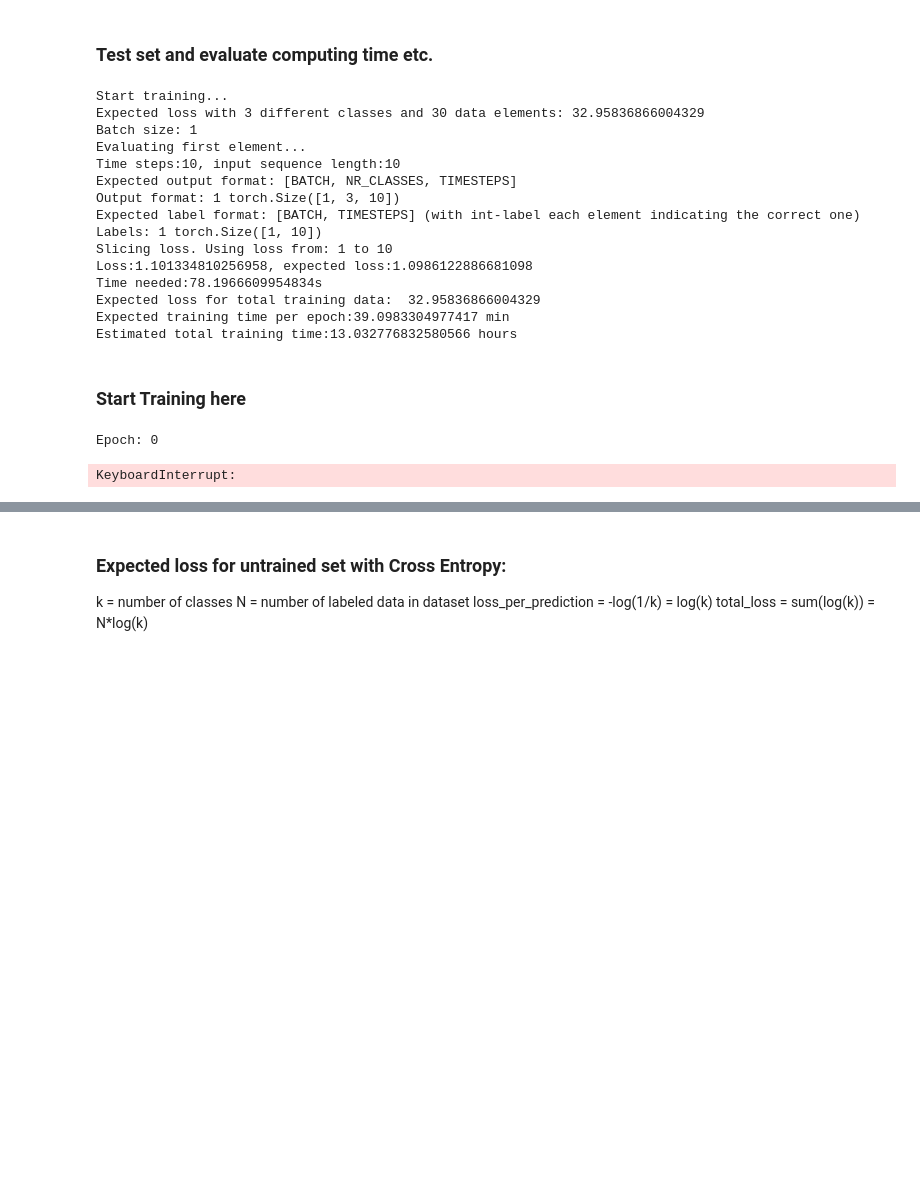
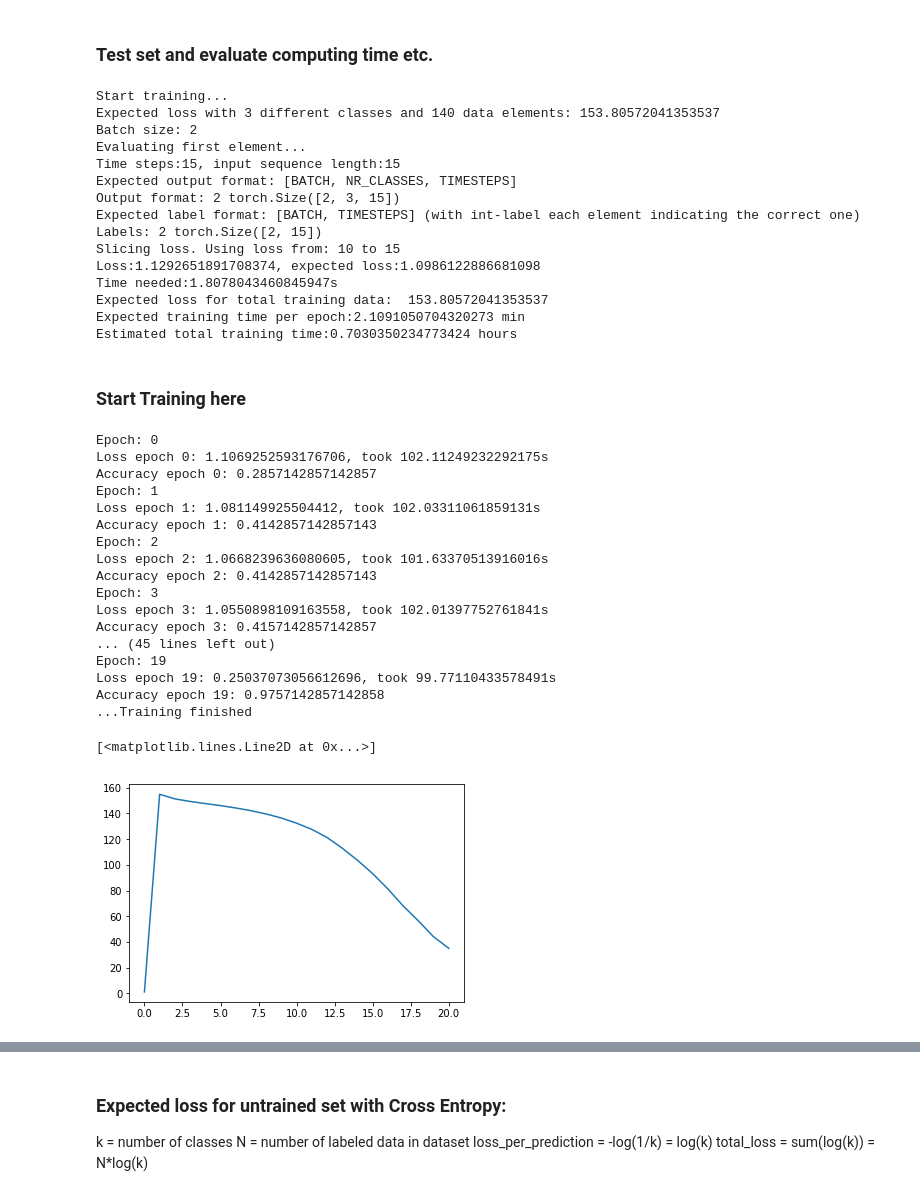
Before and after one commit to ronh-at-kit/gait_project, a Jupyter notebook: notebooks/M_VGG_LSTM.ipynb, the cells around one changed output, grey strips where cells are left out. Drawn from its saved outputs; the diff is of its cells as text; code cells hidden in the pictures; blank space fills up the shorter version.

```diff
--- a/notebooks/M_VGG_LSTM.ipynb
+++ b/notebooks/M_VGG_LSTM.ipynb
@@ -5,7 +5,7 @@ NR_LSTM_UNITS = 2
 IMAGE_INPUT_SIZE_W = 640
 IMAGE_INPUT_SIZE_H = 480
 
-IMAGE_AFTER_CONV_SIZE_W = 7
+IMAGE_AFTER_CONV_SIZE_W = 10
 IMAGE_AFTER_CONV_SIZE_H = 7
 #for 3x3 kernels, n=num_layers: len_in = 2^n*len_out + sum[i=1..n](2^i)
 #CONV_LAYER_LENGTH = 5
@@ -16,9 +16,9 @@ LSTM_HIDDEN_SIZE = 1000
 
 
 RGB_CHANNELS = 3
-TIMESTEPS = 10 # size videos
-BATCH_SIZE = 1 #until now just batch_size = 1
-SLICE_FROM_TIMESTEP = 1 #slices from timestep SLICE_FROM_TIMESTEP to the last one
+TIMESTEPS = 15 # size videos
+BATCH_SIZE = 2 #until now just batch_size = 1
+SLICE_FROM_TIMESTEP = 10 #slices from timestep SLICE_FROM_TIMESTEP to the last one
 
 NR_EPOCHS = 20
 
@@ -26,7 +26,7 @@ VALIDATION_SPLIT = 0.0 #indicated ratio of training to validation data: 0.2 -> 2
 RANDOMIZED_SEED = 20
 SHUFFLE_DATASET = False
 
-learning_rate = 0.01 # reduce factos of 10 .. some epoch later.
+learning_rate = 0.0003 # reduce factos of 10 .. some epoch later.
 momentum = 0.9
 print("Hyperparameters defined")
 # %% [output]
@@ -274,7 +320,7 @@ print("Evaluating first element...")
 start_time = time.time()
 i, batch = next(iter(enumerate(train_loader)))
 inputs, labels = batch
-data_in = [s.to(device) for s in inputs['flows']]
+data_in = [s.to(device) for s in inputs['scenes']]
 labels = labels.to(device)
 print("Time steps:{}, input sequence length:{}".format(TIMESTEPS,len(data_in)))
 #print("NN input: ",len(flows),len(flows[0]),len(flows[0][0]),len(flows[0][0][0]),len(flows[0][0][0][0]))
@@ -302,51 +348,87 @@ print("Expected training time per epoch:{} min".format(elapsed_time* len(train_l
 print("Estimated total training time:{} hours".format(elapsed_time* len(train_loader)*NR_EPOCHS/3600))
 # %% [output]
 Start training...
-Expected loss with 3 different classes and 30 data elements: 32.95836866004329
-Batch size: 1
+Expected loss with 3 different classes and 140 data elements: 153.80572041353537
+Batch size: 2
 Evaluating first element...
-Time steps:10, input sequence length:10
+Time steps:15, input sequence length:15
 Expected output format: [BATCH, NR_CLASSES, TIMESTEPS]
-Output format: 1 torch.Size([1, 3, 10])
+Output format: 2 torch.Size([2, 3, 15])
 Expected label format: [BATCH, TIMESTEPS] (with int-label each element indicating the correct one)
-Labels: 1 torch.Size([1, 10])
-Slicing loss. Using loss from: 1 to 10
-Loss:1.101334810256958, expected loss:1.0986122886681098
-Time needed:78.1966609954834s
-Expected loss for total training data:  32.95836866004329
-Expected training time per epoch:39.0983304977417 min
-Estimated total training time:13.032776832580566 hours
+Labels: 2 torch.Size([2, 15])
+Slicing loss. Using loss from: 10 to 15
+Loss:1.1292651891708374, expected loss:1.0986122886681098
+Time needed:1.8078043460845947s
+Expected loss for total training data:  153.80572041353537
+Expected training time per epoch:2.1091050704320273 min
+Estimated total training time:0.7030350234773424 hours
 # %% [markdown]
 ### Start Training here
 # %%
 for epoch in range(NR_EPOCHS):
     running_loss = 0.0
+    running_corrects = 0.0
     start_time = time.time()
     print("Epoch:", epoch)
     running_loss = 0.0
     for i, batch in enumerate(train_loader):
         inputs, labels = batch
-        data_in = [s.to(device) for s in inputs['flows']]
+        data_in = [s.to(device) for s in inputs['scenes']]
         labels = labels.to(device)
+
+        #print(labels)
 
         optimizer.zero_grad()
 
         outputs = test_net(data_in)
-        loss = criterion(outputs[:,:,SLICE_FROM_TIMESTEP:TIMESTEPS].float(),labels[:,SLICE_FROM_TIMESTEP:TIMESTEPS].long())
+        #print('-----------------')
+
+
+        _, preds = torch.max(outputs, 1)
+
+       # print(outputs)
+
+
+        #print(outputs.size(),'...',labels.size())
+        loss = criterion(outputs[0:labels.size(0),:,SLICE_FROM_TIMESTEP:TIMESTEPS].float(),labels[:,SLICE_FROM_TIMESTEP:TIMESTEPS].long())
         loss.backward()
         optimizer.step()
 
-        running_loss += loss.data.item()
+        running_loss += loss.data.item()*(data_in[0].size(0))
+        running_corrects += torch.sum(preds[:,SLICE_FROM_TIMESTEP:TIMESTEPS].long() == labels[:,SLICE_FROM_TIMESTEP:TIMESTEPS].long())
+        #print(running_corrects)
+        #print(preds[:,SLICE_FROM_TIMESTEP:TIMESTEPS].long())
+        #print(labels[:,SLICE_FROM_TIMESTEP:TIMESTEPS].long())
 
-    print("Loss epoch {}: {}, took {}s".format(epoch, running_loss,time.time()-start_time))
+    epoch_loss = running_loss / len(dataset)
+    epoch_acc = running_corrects.double() / (len(dataset)*(TIMESTEPS - SLICE_FROM_TIMESTEP))
+    print("Loss epoch {}: {}, took {}s".format(epoch, epoch_loss,time.time()-start_time))
+    print("Accuracy epoch {}: {}".format(epoch, epoch_acc))
     loss_array.append(running_loss)
     learning_rate_array.append(learning_rate)
 
 #test_all_preds(test_net)
 print('...Training finished')
 plt.plot(loss_array)
 # %% [output]
 Epoch: 0
+Loss epoch 0: 1.1069252593176706, took 102.11249232292175s
+Accuracy epoch 0: 0.2857142857142857
+Epoch: 1
+Loss epoch 1: 1.081149925504412, took 102.03311061859131s
+Accuracy epoch 1: 0.4142857142857143
+Epoch: 2
+Loss epoch 2: 1.0668239636080605, took 101.63370513916016s
+Accuracy epoch 2: 0.4142857142857143
+Epoch: 3
+Loss epoch 3: 1.0550898109163558, took 102.01397752761841s
+Accuracy epoch 3: 0.4157142857142857
+... (45 lines left out)
+Epoch: 19
+Loss epoch 19: 0.25037073056612696, took 99.77110433578491s
+Accuracy epoch 19: 0.9757142857142858
+...Training finished
-KeyboardInterrupt:
+[<matplotlib.lines.Line2D at 0x...>]
+[figure, added]
 # %%
 #DYNAMIC CHANGES:
```
Also changed, not shown: parts of 13 cells of this notebook, 43 other files.
